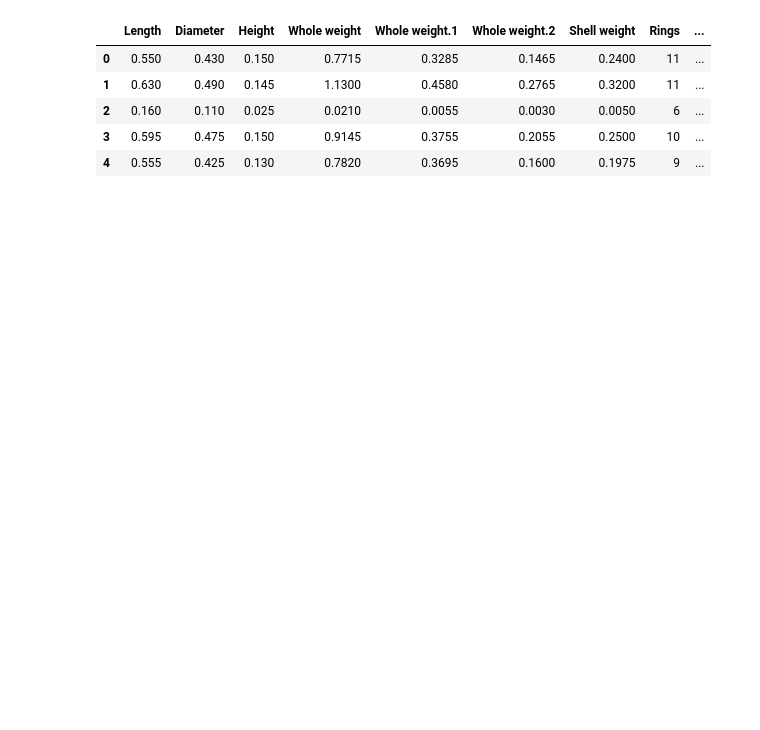
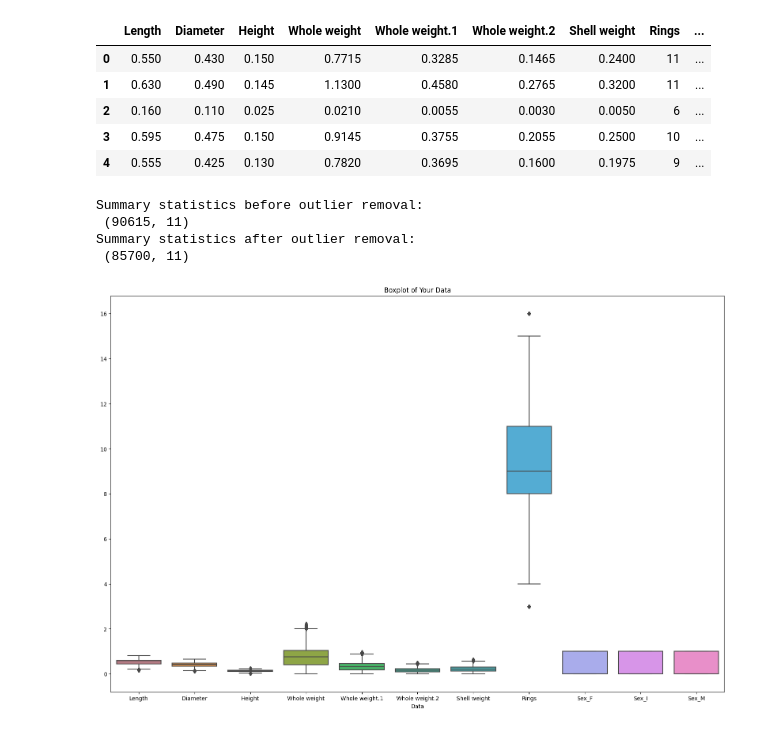
Before and after one commit to manizn1382/AbaloneAgePredict, a Jupyter notebook: Abalone.ipynb, the cells around one changed output. Cells and saved outputs as stored; diff of their text form; code cells hidden in the pictures; blank space fills up the shorter version.

```diff
--- a/Abalone.ipynb
+++ b/Abalone.ipynb
@@ -94,4 +95,36 @@ train.head()
 | 2 | 0.160 | 0.110 | 0.025 | 0.0210 | 0.0055 | 0.0030 | 0.0050 | 6 | ... |
 | 3 | 0.595 | 0.475 | 0.150 | 0.9145 | 0.3755 | 0.2055 | 0.2500 | 10 | ... |
 | 4 | 0.555 | 0.425 | 0.130 | 0.7820 | 0.3695 | 0.1600 | 0.1975 | 9 | ... |
+# %%
+# Calculate IQR
+Q1 = train.quantile(0.25)
+Q3 = train.quantile(0.75)
+IQR = Q3 - Q1
+
+# Define the threshold for outliers
+threshold = 1.8
+
+# Find outliers
+outliers = ((train < (Q1 - threshold * IQR)) | (train > (Q3 + threshold * IQR))).any(axis=1)
+
+print("Summary statistics before outlier removal:\n", train.shape)
+
+# Remove outliers
+train = train[~outliers]
+
+# Check summary statistics before and after outlier removal
+print("Summary statistics after outlier removal:\n", train.shape)
+# %% [output]
+Summary statistics before outlier removal:
+ (90615, 11)
+Summary statistics after outlier removal:
+ (85700, 11)
+# %%
+plt.figure(figsize=(20, 13))
+sns.boxplot(data=train)
+plt.xlabel('Data')
+plt.title('Boxplot of Your Data')
+plt.show()
+# %% [output]
+[figure, added]
 # %%
```
Also changed, not shown: parts of 8 cells of this notebook.
